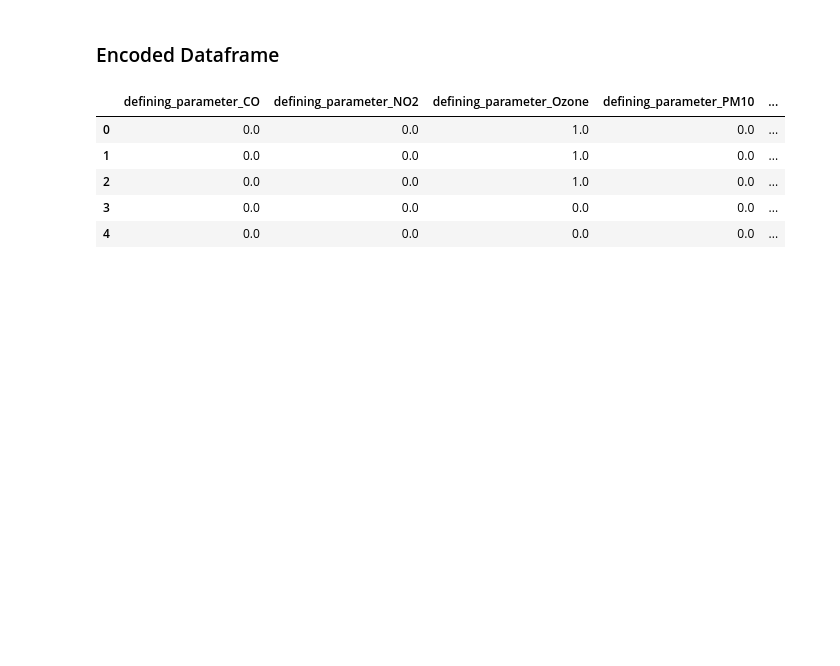
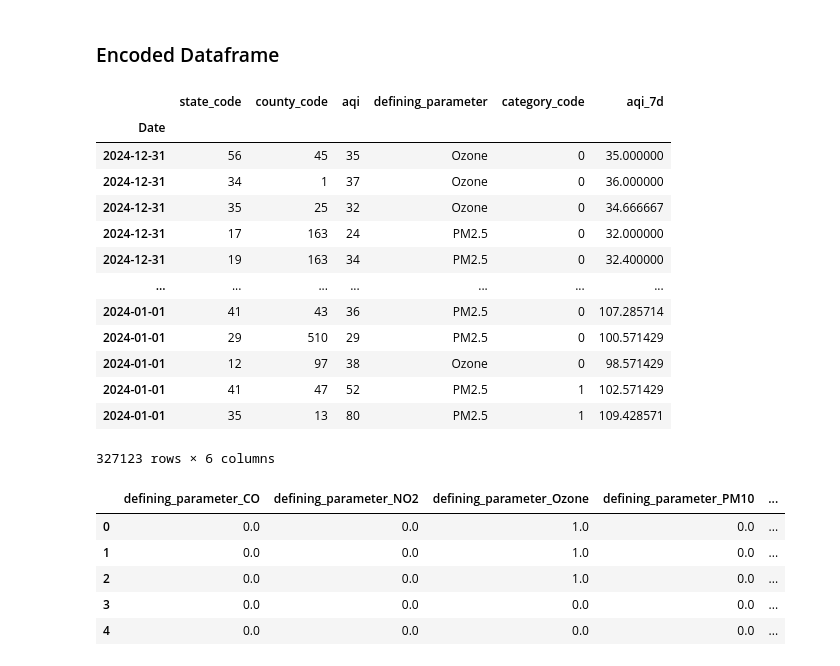
Before and after one commit to Shumail-Khan/Air-Quality-Index-Project, a Jupyter notebook: AQI_Data_EDA.ipynb, the cells around one changed output. Cells and saved outputs as stored; diff of their text form; code cells hidden in the pictures; blank space fills up the shorter version.

```diff
--- a/AQI_Data_EDA.ipynb
+++ b/AQI_Data_EDA.ipynb
@@ -846,6 +846,23 @@ Encoded Shape: (327123, 10)
 | 4 | 0.0 | 0.0 | 0.0 | 0.0 | ... |
 # %% [markdown]
 ### Encoded Dataframe
+# %%
+df
+# %% [output]
+|  | state_code | county_code | aqi | defining_parameter | category_code | aqi_7d |
+| Date |  |  |  |  |  |  |
+| 2024-12-31 | 56 | 45 | 35 | Ozone | 0 | 35.000000 |
+| 2024-12-31 | 34 | 1 | 37 | Ozone | 0 | 36.000000 |
+| 2024-12-31 | 35 | 25 | 32 | Ozone | 0 | 34.666667 |
+| 2024-12-31 | 17 | 163 | 24 | PM2.5 | 0 | 32.000000 |
+| 2024-12-31 | 19 | 163 | 34 | PM2.5 | 0 | 32.400000 |
+| ... | ... | ... | ... | ... | ... | ... |
+| 2024-01-01 | 41 | 43 | 36 | PM2.5 | 0 | 107.285714 |
+| 2024-01-01 | 29 | 510 | 29 | PM2.5 | 0 | 100.571429 |
+| 2024-01-01 | 12 | 97 | 38 | Ozone | 0 | 98.571429 |
+| 2024-01-01 | 41 | 47 | 52 | PM2.5 | 1 | 102.571429 |
+| 2024-01-01 | 35 | 13 | 80 | PM2.5 | 1 | 109.428571 |
+327123 rows × 6 columns
 # %%
 df_encoded.head()
 # %% [output]
```
Also changed, not shown: parts of 1 cell of this notebook, 2 other files.
